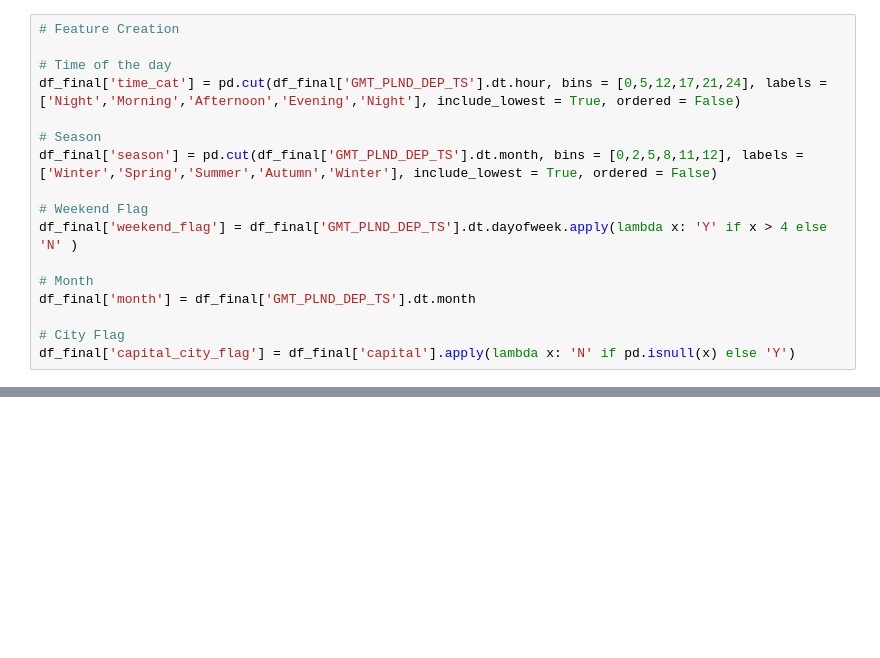
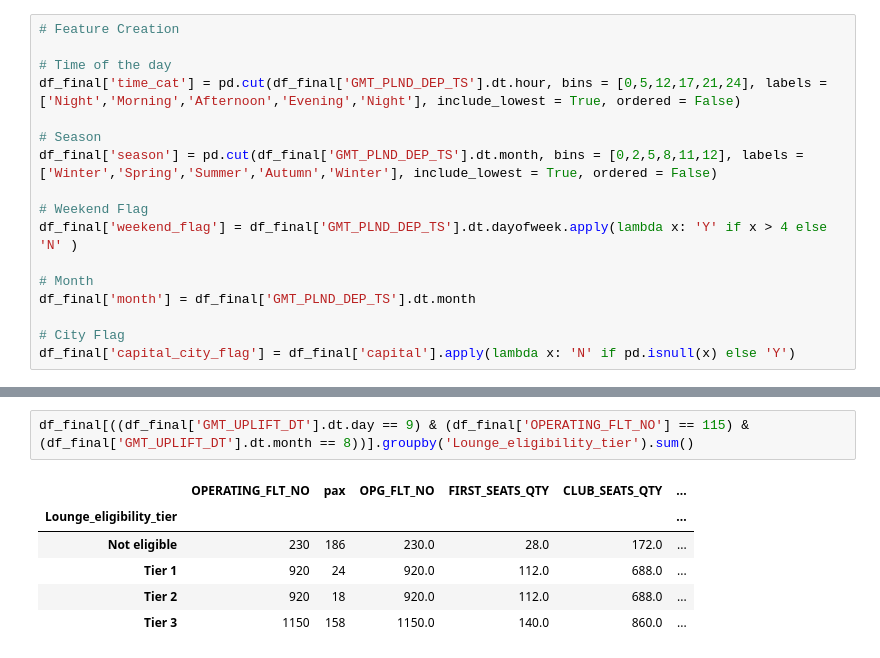
Before and after one commit to archied98/HackathonRepo, a Jupyter notebook: Ops Hackathon Starter Code.ipynb, the cells around one changed output, grey strips where cells are left out. Saved outputs shown, nothing was run; the diff lists cells and outputs as text; blank space fills up the shorter version.

```diff
--- a/Ops Hackathon Starter Code.ipynb
+++ b/Ops Hackathon Starter Code.ipynb
@@ -553,0 +486,9 @@ final_table.head()
+# %%
+df_final[((df_final['GMT_UPLIFT_DT'].dt.day == 9) & (df_final['OPERATING_FLT_NO'] == 115) & (df_final['GMT_UPLIFT_DT'].dt.month == 8))].groupby('Lounge_eligibility_tier').sum()
+# %% [output]
+|  | OPERATING_FLT_NO | pax | OPG_FLT_NO | FIRST_SEATS_QTY | CLUB_SEATS_QTY | ... |
+| Lounge_eligibility_tier |  |  |  |  |  | ... |
+| Not eligible | 230 | 186 | 230.0 | 28.0 | 172.0 | ... |
+| Tier 1 | 920 | 24 | 920.0 | 112.0 | 688.0 | ... |
+| Tier 2 | 920 | 18 | 920.0 | 112.0 | 688.0 | ... |
+| Tier 3 | 1150 | 158 | 1150.0 | 140.0 | 860.0 | ... |
```
Also changed, not shown: parts of 20 cells of this notebook.
